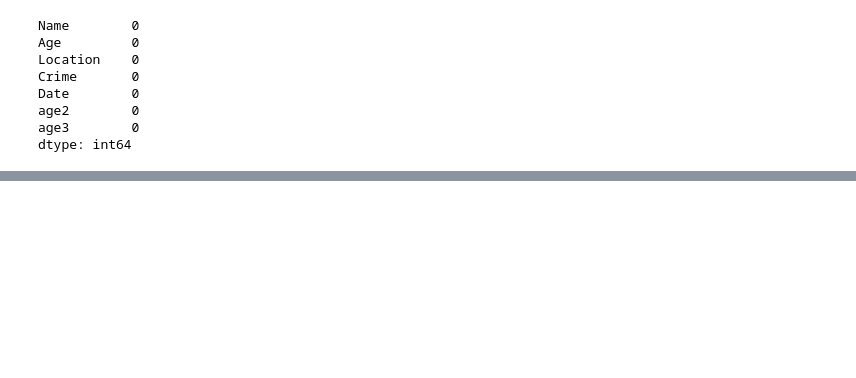
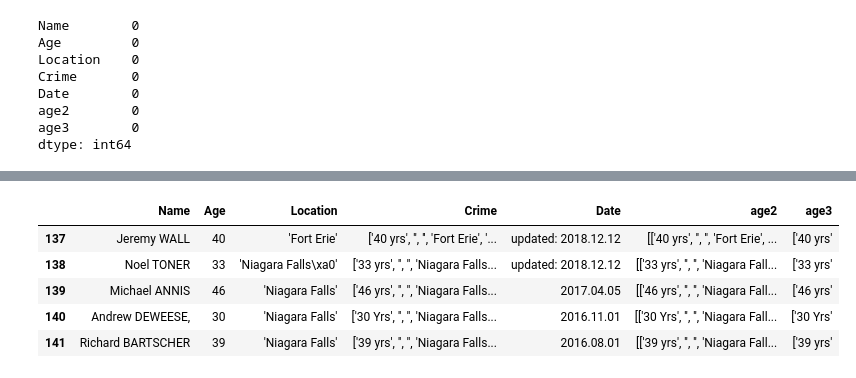
Before and after one commit to withabubaker/Niagara-MostWanted-WebScraping-Tableau, a Jupyter notebook: dataCleaning.ipynb, the cells around one changed output, grey strips where cells are left out. Cells and saved outputs as stored; diff of their text form; code cells hidden in the pictures; blank space fills up the shorter version.

```diff
--- a/dataCleaning.ipynb
+++ b/dataCleaning.ipynb
@@ -91,0 +149,9 @@ Name: Age, Length: 142, dtype: object
+# %%
+df.tail()
+# %% [output]
+|  | Name | Age | Location | Crime | Date | age2 | age3 |
+| 137 | Jeremy WALL | 40 | 'Fort Erie' | ['40 yrs', '', '', 'Fort Erie', '... | updated: 2018.12.12 | [['40 yrs', '', '', 'Fort Erie', ... | ['40 yrs' |
+| 138 | Noel TONER | 33 | 'Niagara Falls\xa0' | ['33 yrs', '', '', 'Niagara Falls... | updated: 2018.12.12 | [['33 yrs', '', '', 'Niagara Fall... | ['33 yrs' |
+| 139 | Michael ANNIS | 46 | 'Niagara Falls' | ['46 yrs', '', '', 'Niagara Falls... | 2017.04.05 | [['46 yrs', '', '', 'Niagara Fall... | ['46 yrs' |
+| 140 | Andrew DEWEESE, | 30 | 'Niagara Falls' | ['30 Yrs', '', '', 'Niagara Falls... | 2016.11.01 | [['30 Yrs', '', '', 'Niagara Fall... | ['30 Yrs' |
+| 141 | Richard BARTSCHER | 39 | 'Niagara Falls' | ['39 yrs', '', '', 'Niagara Falls... | 2016.08.01 | [['39 yrs', '', '', 'Niagara Fall... | ['39 yrs' |
```
Also changed, not shown: parts of 7 cells of this notebook.
